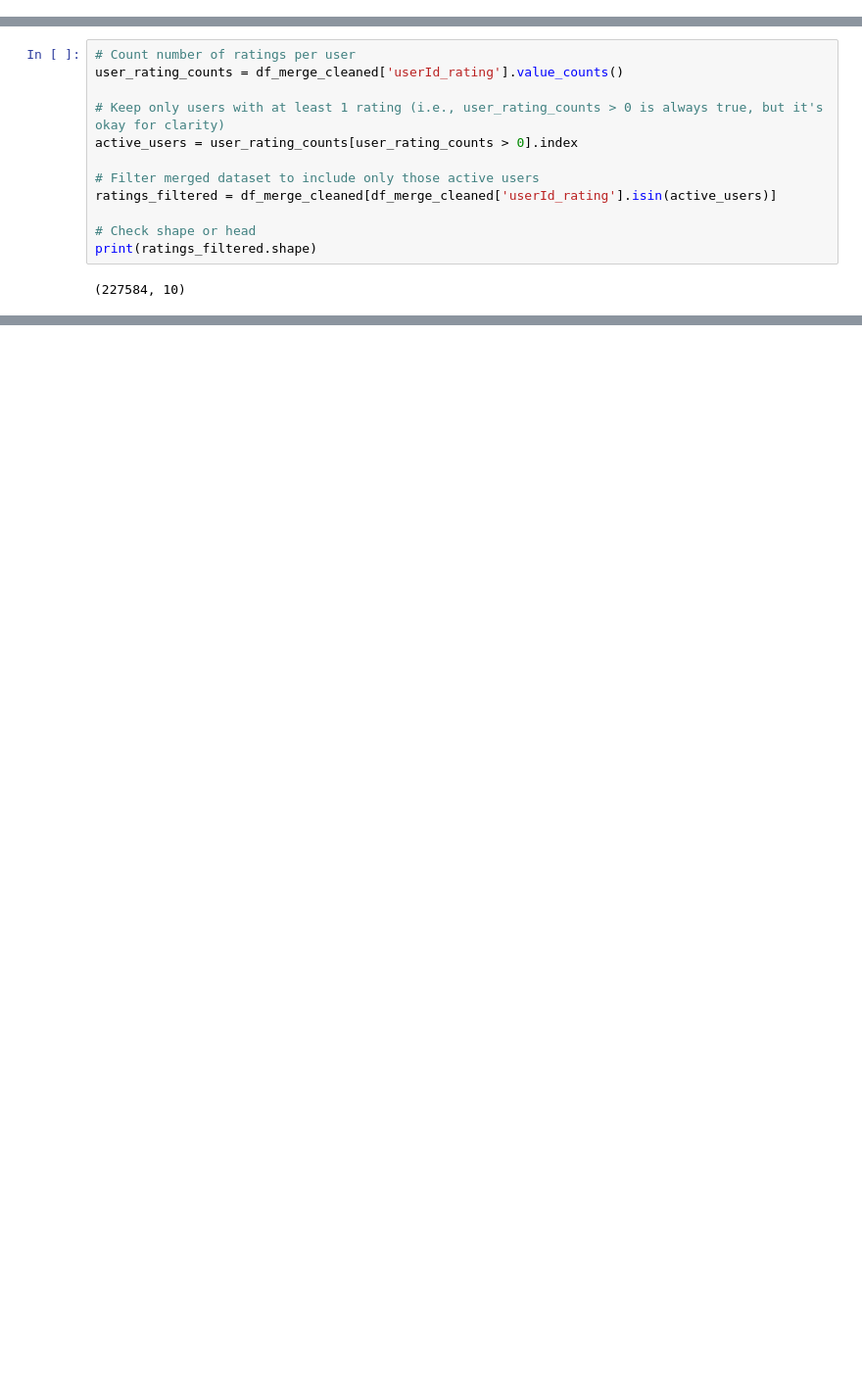
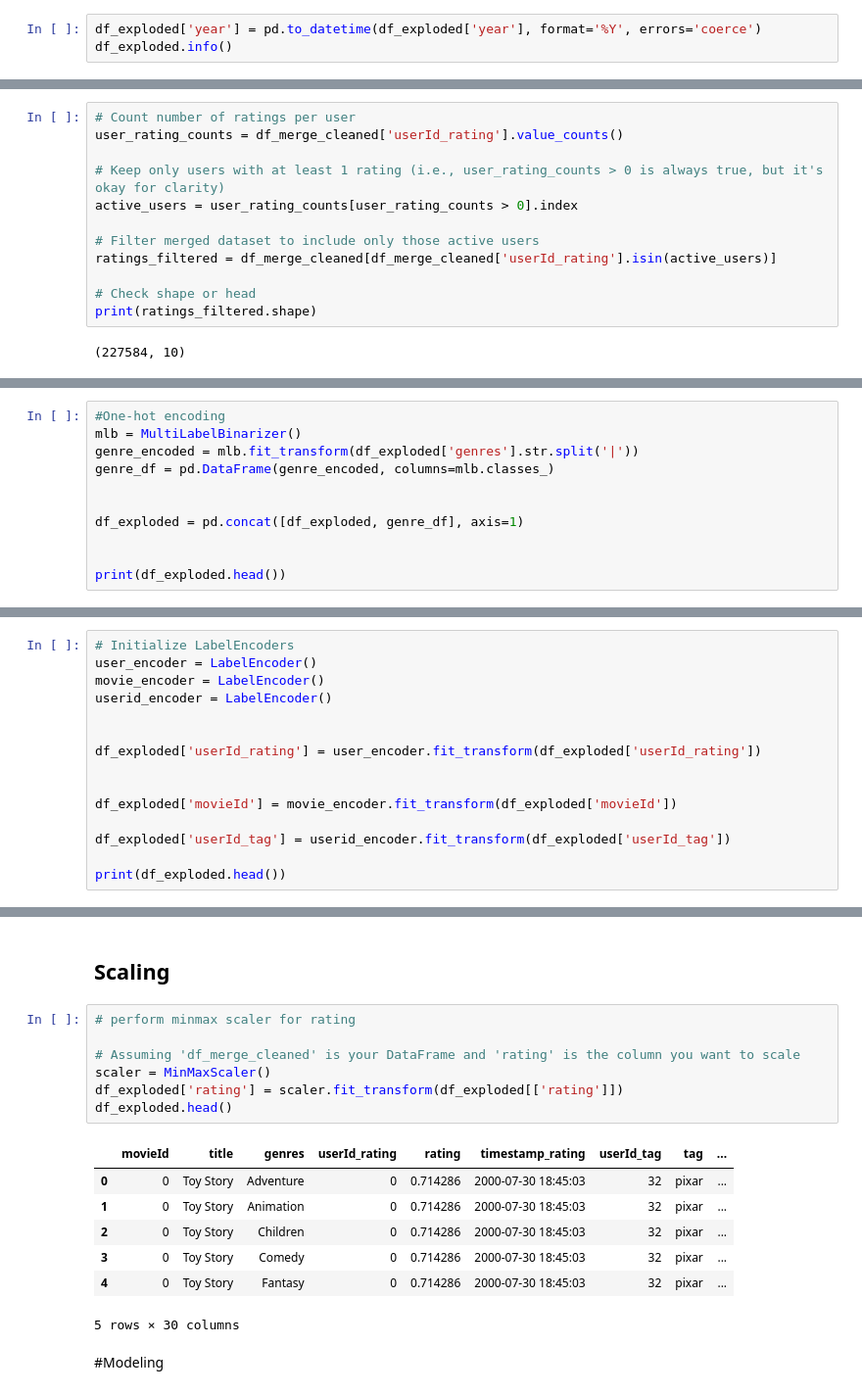
Before and after one commit to MWN-cloud/Phase_4_repository, a Jupyter notebook: MovieLens_Recommendation_system.ipynb, the cells around one changed output, grey strips where cells are left out. Shown: that part at 98% size. Saved outputs shown, nothing was run; the diff lists cells and outputs as text; blank space fills up the shorter version.

```diff
--- a/MovieLens_Recommendation_system.ipynb
+++ b/MovieLens_Recommendation_system.ipynb
@@ -291,3 +343,6 @@ df_exploded
 | 747119 | 193565 | Gintama: The Movie | Comedy | 184 | 3.5 | 2018-09-16 11:49:14 | 184 | remaster | ... |
 | 747120 | 193565 | Gintama: The Movie | Sci-Fi | 184 | 3.5 | 2018-09-16 11:49:14 | 184 | remaster | ... |
 747121 rows × 10 columns
+# %%
+df_exploded['year'] = pd.to_datetime(df_exploded['year'], format='%Y', errors='coerce')
+df_exploded.info()
@@ -485,0 +549,11 @@ Models selected are;
+# %%
+#One-hot encoding
+mlb = MultiLabelBinarizer()
+genre_encoded = mlb.fit_transform(df_exploded['genres'].str.split('|'))
+genre_df = pd.DataFrame(genre_encoded, columns=mlb.classes_)
+
+
+df_exploded = pd.concat([df_exploded, genre_df], axis=1)
+
+
+print(df_exploded.head())
@@ -485,0 +609,15 @@ Models selected are;
+# %%
+# Initialize LabelEncoders
+user_encoder = LabelEncoder()
+movie_encoder = LabelEncoder()
+userid_encoder = LabelEncoder()
+
+
+df_exploded['userId_rating'] = user_encoder.fit_transform(df_exploded['userId_rating'])
+
+
+df_exploded['movieId'] = movie_encoder.fit_transform(df_exploded['movieId'])
+
+df_exploded['userId_tag'] = userid_encoder.fit_transform(df_exploded['userId_tag'])
+
+print(df_exploded.head())
@@ -485,0 +688,19 @@ Models selected are;
+# %% [markdown]
+## Scaling
+# %%
+# perform minmax scaler for rating
+
+# Assuming 'df_merge_cleaned' is your DataFrame and 'rating' is the column you want to scale
+scaler = MinMaxScaler()
+df_exploded['rating'] = scaler.fit_transform(df_exploded[['rating']])
+df_exploded.head()
+# %% [output]
+|  | movieId | title | genres | userId_rating | rating | timestamp_rating | userId_tag | tag | ... |
+| 0 | 0 | Toy Story | Adventure | 0 | 0.714286 | 2000-07-30 18:45:03 | 32 | pixar | ... |
+| 1 | 0 | Toy Story | Animation | 0 | 0.714286 | 2000-07-30 18:45:03 | 32 | pixar | ... |
+| 2 | 0 | Toy Story | Children | 0 | 0.714286 | 2000-07-30 18:45:03 | 32 | pixar | ... |
+| 3 | 0 | Toy Story | Comedy | 0 | 0.714286 | 2000-07-30 18:45:03 | 32 | pixar | ... |
+| 4 | 0 | Toy Story | Fantasy | 0 | 0.714286 | 2000-07-30 18:45:03 | 32 | pixar | ... |
+5 rows × 30 columns
+# %% [markdown]
+#Modeling
```
Also changed, not shown: parts of 71 cells of this notebook.
